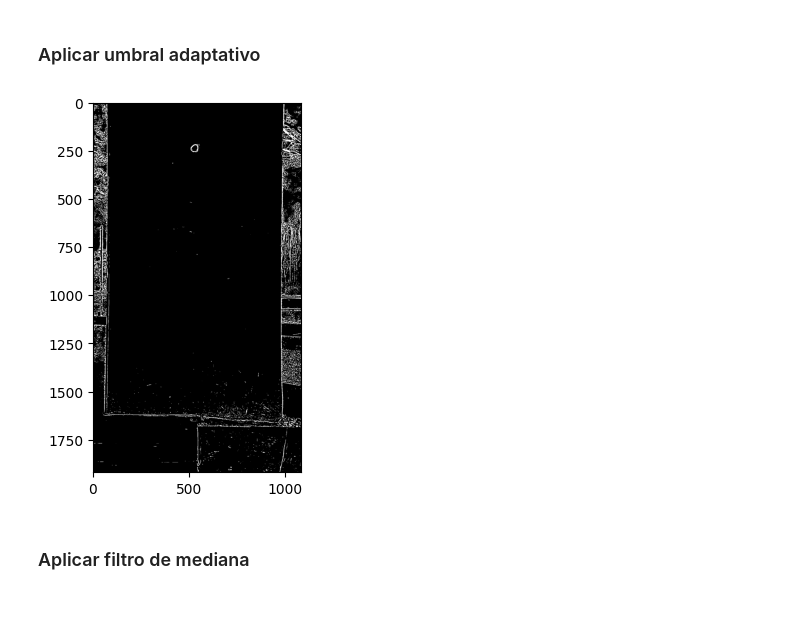
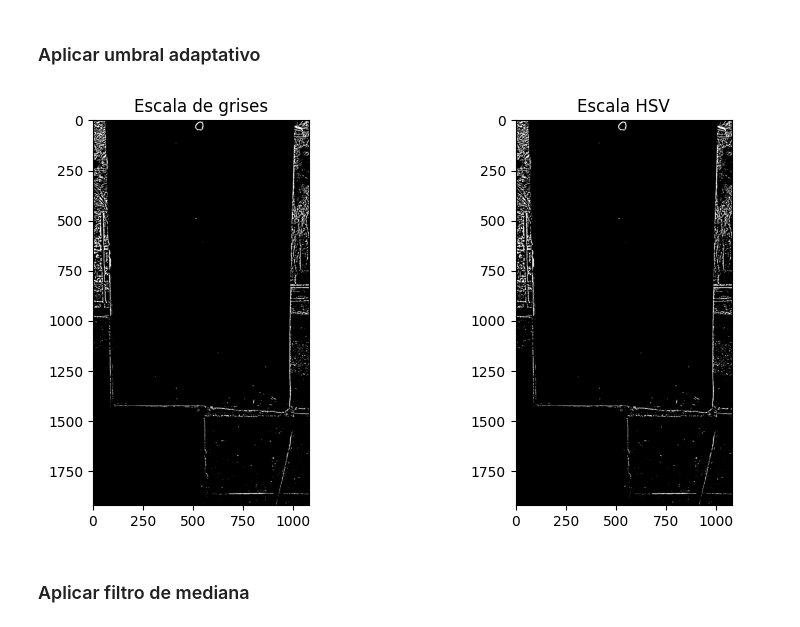
Before and after one commit to GabrielBarrientos99/deteccion_objetos_pixeles, a Jupyter notebook: prediccion.ipynb, the cells around one changed output. Saved outputs shown, nothing was run; the diff lists cells and outputs as text; code cells hidden in the pictures.

```diff
--- a/prediccion.ipynb
+++ b/prediccion.ipynb
@@ -90,11 +90,15 @@ Resolución del video 3: 720 x 1280
 img_gray = cv2.cvtColor(frame1, cv2.COLOR_BGR2GRAY)
 
 # Como alternativa podemos convertir el fotograma a escala hsv
-#img_hsv = cv2.cvtColor(frame1, cv2.COLOR_BGR2HSV)
+img_hsv = cv2.cvtColor(frame1, cv2.COLOR_BGR2HSV)
 
-# Mostramos el fotograma en escala de grises
+# Mostramos el fotograma en ambos formatos con subplots
+plt.figure(figsize=(10, 5))
+plt.subplot(1, 2, 1)
 plt.imshow(img_gray, cmap='gray')
+plt.title('Escala de grises')
+plt.subplot(1, 2, 2)
+plt.imshow(img_hsv)
+plt.title('Escala HSV')
 plt.show()
-# Mostramos el fotograma en escala hsv
-#plt.imshow(img_hsv, cmap='hsv')
 # %% [output]
@@ -126,31 +156,47 @@ plt.show()
 # %%
 # Aplicamos el umbral adaptativo para destacar los objetos de interés
 # El umbral adaptativo se calcula en base a la intensidad de los pixeles vecinos
 # En este caso se utiliza el método de umbralización gaussiano
 # El umbral se calcula en base a la media de los pixeles vecinos y una constante
 # En este caso la constante es 16
 # Parametros de la funcion cv2.adaptiveThreshold()
 # 1. Imagen en escala de grises : img_gray
 # 2. Valor maximo del pixel : 255
 # 3. Metodo de umbralización : cv2.ADAPTIVE_THRESH_GAUSSIAN_C
 # 4. Tipo de umbralización : cv2.THRESH_BINARY_INV
 # 5. Tamaño del vecindario : 25
-# 6. Constante que se resta al promedio :
+# 6. Constante que se resta al promedio : 16
 
 
-
+# Para la imagen en escala de grises
 img_threshold = cv2.adaptiveThreshold(  img_gray,
                                         255,
                                         cv2.ADAPTIVE_THRESH_GAUSSIAN_C,
                                         cv2.THRESH_BINARY_INV,
                                         25,
                                         16)
 
-# Mostramos la imagen umbralizada
+# Para la imagen en escala HSV
+img_threshold_hsv = cv2.adaptiveThreshold(  img_hsv[:,:,2], # Se utiliza el canal V de la imagen HSV(brillo)
+                                            255,
+                                            cv2.ADAPTIVE_THRESH_GAUSSIAN_C,
+                                            cv2.THRESH_BINARY_INV,
+                                            25,
+                                            16)
+# BINARY_INV: Invierte los colores de la imagen umbralizada
+# Util cuando el fondo es claro y los objetos oscuros
+
+# Mostramos la imagen umbralizada en hsv y en escala de grises con subplots
+plt.figure(figsize=(10, 5))
+plt.subplot(1, 2, 1)
 plt.imshow(img_threshold, cmap='gray')
+plt.title('Escala de grises')
+plt.subplot(1, 2, 2)
+plt.imshow(img_threshold_hsv, cmap='gray')
+plt.title('Escala HSV')
 plt.show()
 # %% [output]
-[figure, old version]
+[figure, new version]
 # %% [markdown]
 ### Aplicar filtro de mediana
 # %%
```
Also changed, not shown: parts of 11 cells of this notebook.
